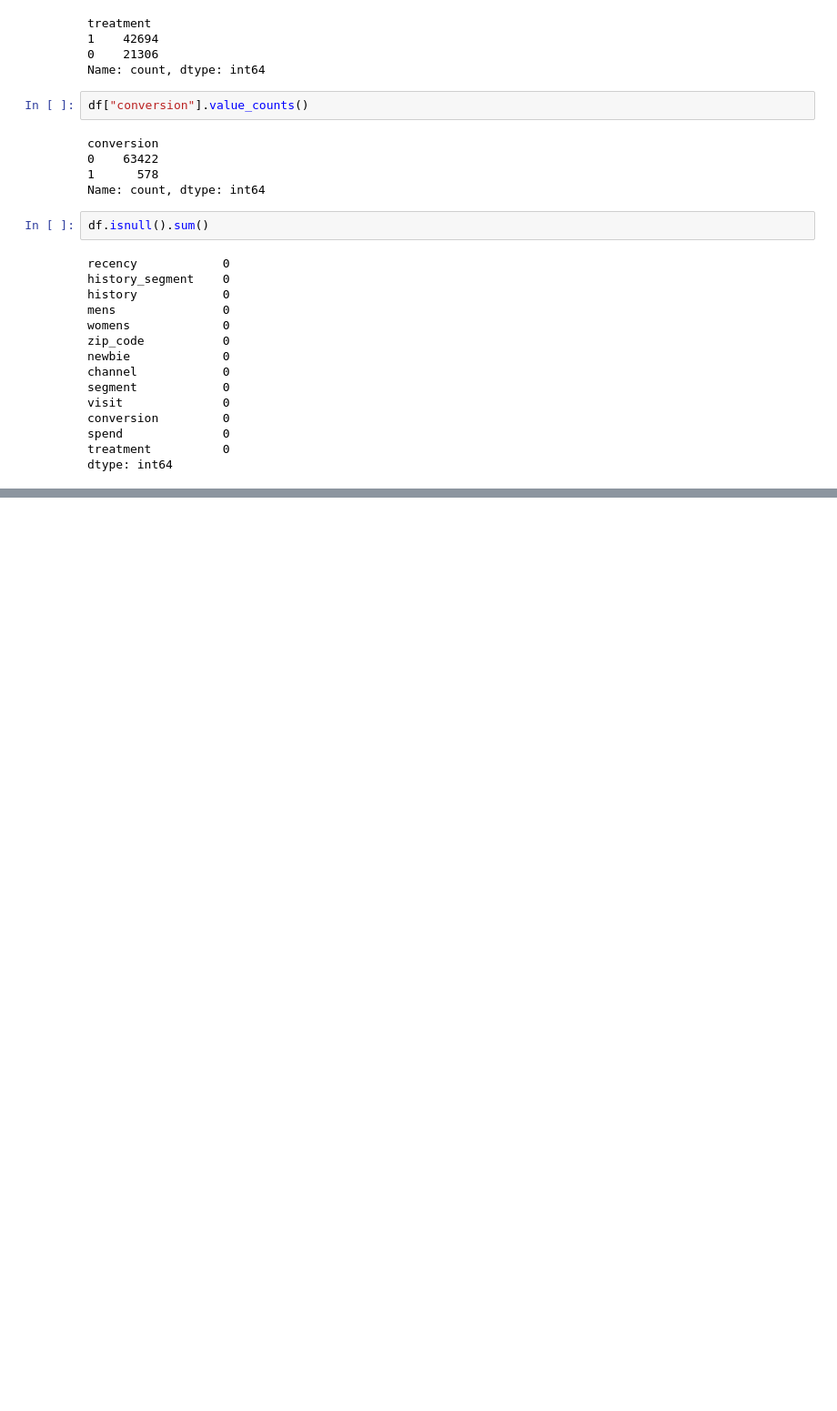
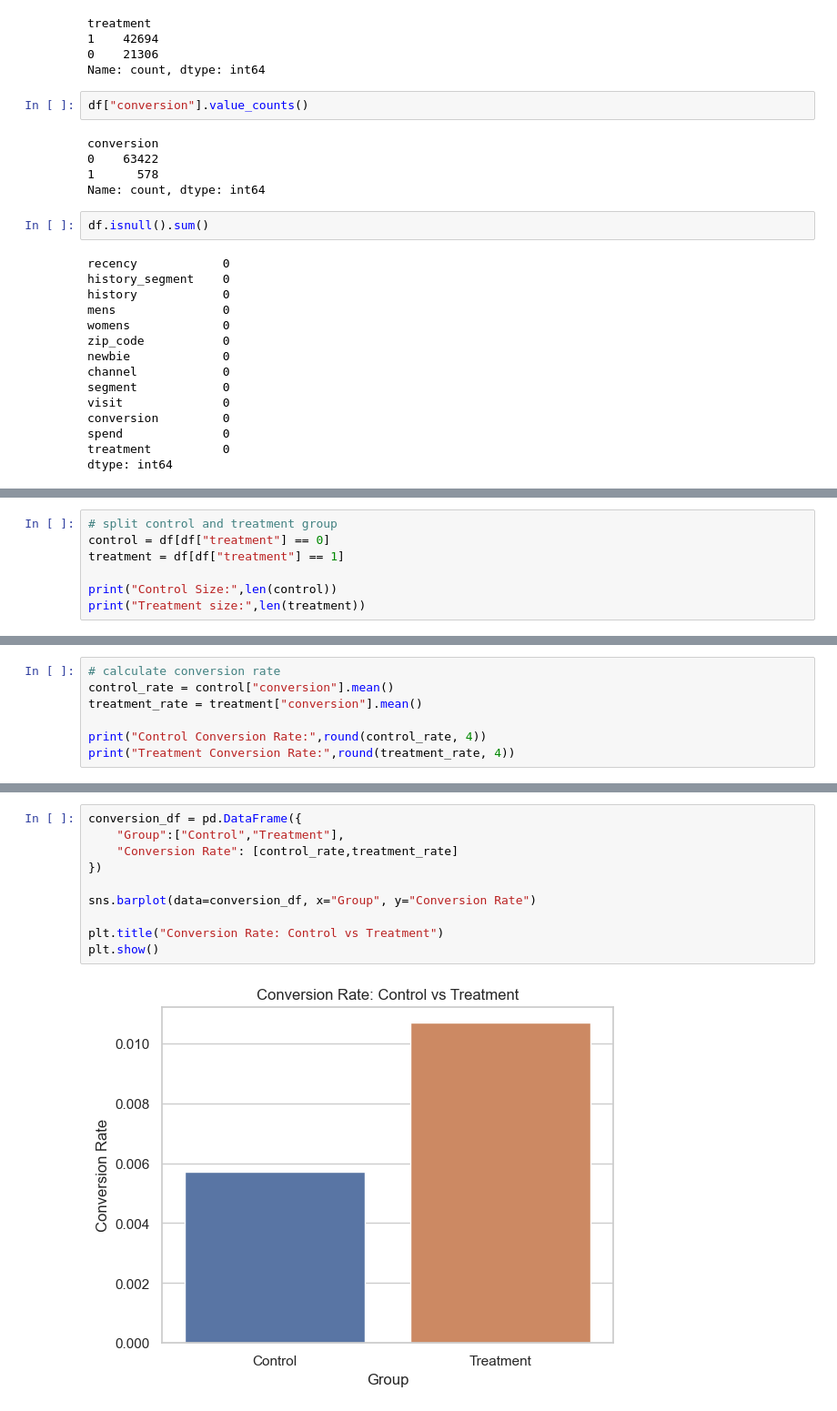
Before and after one commit to tejfaster/Email-marketing-Uplift-Model, a Jupyter notebook: notebooks/01_ab_test_analysis.ipynb, the cells around one changed output, grey strips where cells are left out. Shown at 91% size. Drawn from its saved outputs; the diff is of its cells as text; blank space fills up the shorter version.

```diff
--- a/notebooks/01_ab_test_analysis.ipynb
+++ b/notebooks/01_ab_test_analysis.ipynb
@@ -112,0 +113,7 @@ df.to_csv("../data/raw/processed/hillstrom")
+# %%
+# split control and treatment group
+control = df[df["treatment"] == 0]
+treatment = df[df["treatment"] == 1]
+
+print("Control Size:",len(control))
+print("Treatment size:",len(treatment))
@@ -112,0 +134,7 @@ df.to_csv("../data/raw/processed/hillstrom")
+# %%
+# calculate conversion rate
+control_rate = control["conversion"].mean()
+treatment_rate = treatment["conversion"].mean()
+
+print("Control Conversion Rate:",round(control_rate, 4))
+print("Treatment Conversion Rate:",round(treatment_rate, 4))
@@ -112,0 +154,12 @@ df.to_csv("../data/raw/processed/hillstrom")
+# %%
+conversion_df = pd.DataFrame({
+    "Group":["Control","Treatment"],
+    "Conversion Rate": [control_rate,treatment_rate]
+})
+
+sns.barplot(data=conversion_df, x="Group", y="Conversion Rate")
+
+plt.title("Conversion Rate: Control vs Treatment")
+plt.show()
+# %% [output]
+[figure, added]
```
Also changed, not shown: parts of 8 cells of this notebook, 2 other files.
